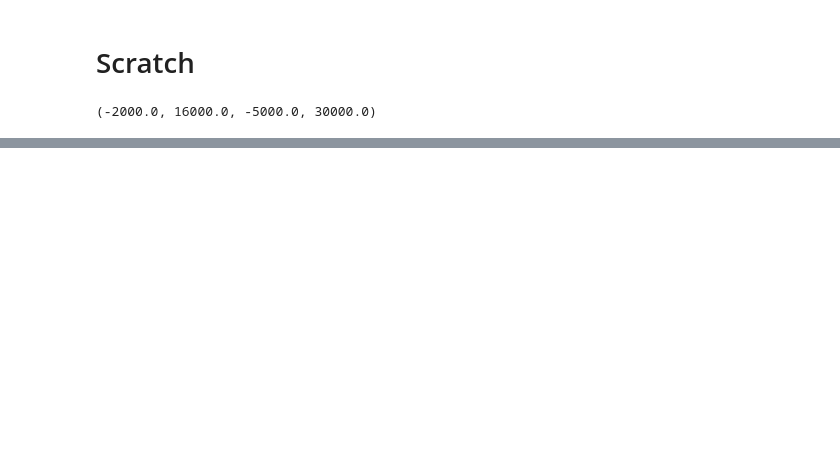
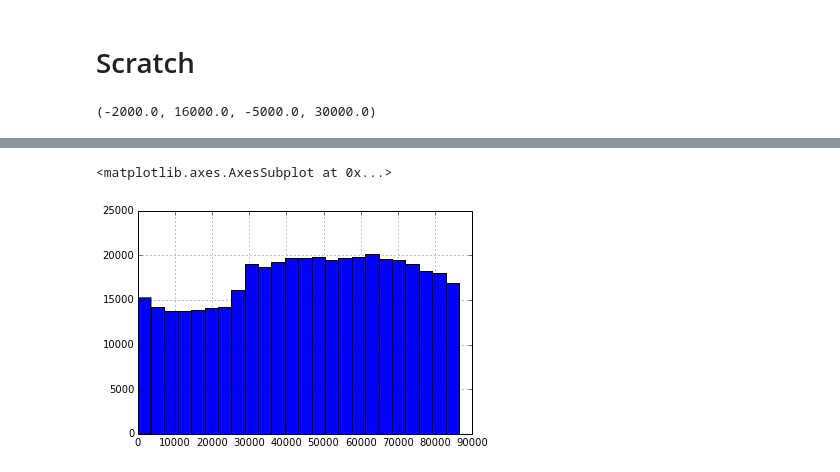
Before and after one commit to tyleha/personal, a Jupyter notebook: latitude.ipynb, the cells around one changed output, grey strips where cells are left out. Saved outputs shown, nothing was run; the diff lists cells and outputs as text; code cells hidden in the pictures; blank space fills up the shorter version.

```diff
--- a/latitude.ipynb
+++ b/latitude.ipynb
@@ -278,0 +241,10 @@ NameError: name 'ld' is not defined
+# %%
+def sec_since_midnight(datetime_obj):
+    return (datetime_obj.second + datetime_obj.minute*60 +
+                datetime_obj.hour*3600)
+# %%
+times = ld.datetime.map(lambda x: sec_since_midnight(x))
+times.hist(bins=24)
+# %% [output]
+<matplotlib.axes.AxesSubplot at 0x...>
+[figure, added]
```
Also changed, not shown: parts of 13 cells of this notebook, 1 other file.
